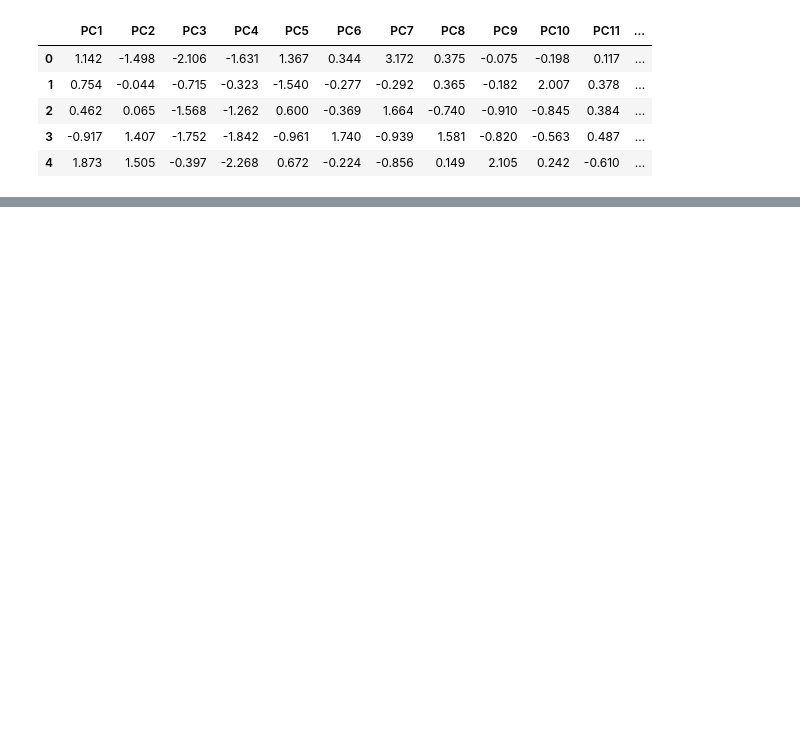
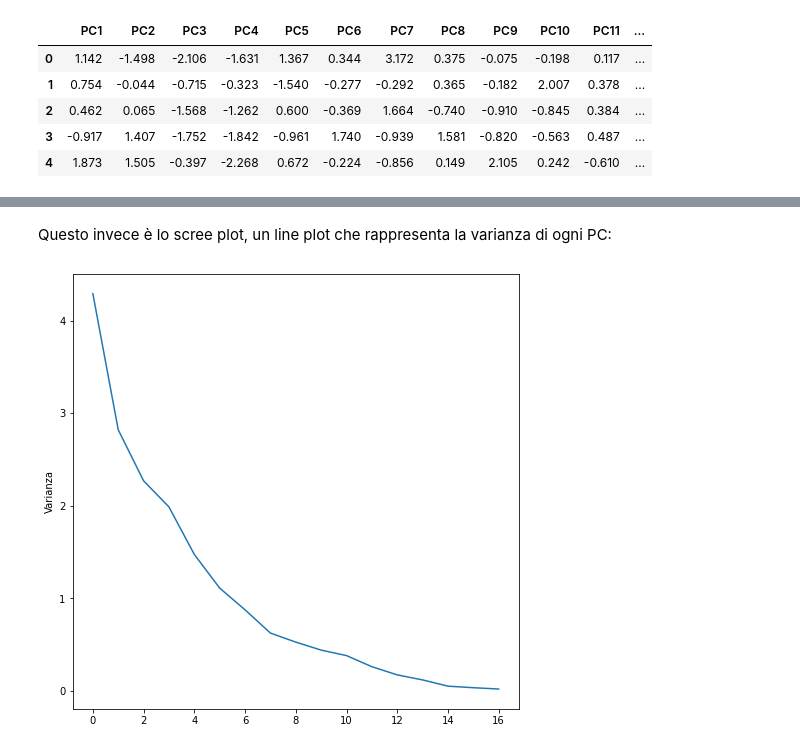
Before and after one commit to YeasterEgg/jupyter-stuff, a Jupyter notebook: TAM/TAM.ipynb, the cells around one changed output, grey strips where cells are left out. Cells and saved outputs as stored; diff of their text form; code cells hidden in the pictures; blank space fills up the shorter version.

```diff
--- a/TAM/TAM.ipynb
+++ b/TAM/TAM.ipynb
@@ -335,0 +352,7 @@ pd.DataFrame(pca.components_, columns=scaled_df.drop(["Aroma", "Class"], axis=1)
+# %% [markdown]
+Questo invece è lo scree plot, un line plot che rappresenta la varianza di ogni PC:
+# %%
+plt.rcParams["figure.figsize"] = (8, 8)
+ax = sns.lineplot(data=var_df, y="Varianza", x=range(17), markers=True)
+# %% [output]
+[figure, added]
```
Also changed, not shown: parts of 49 cells of this notebook, 1 other file.
